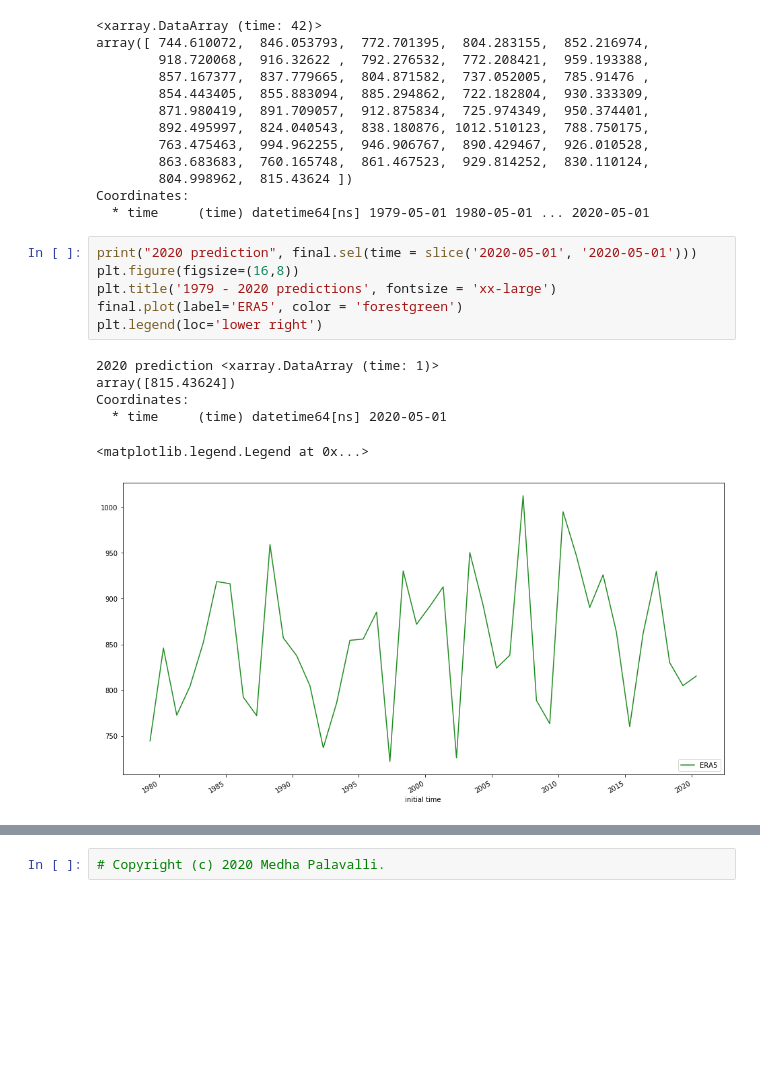
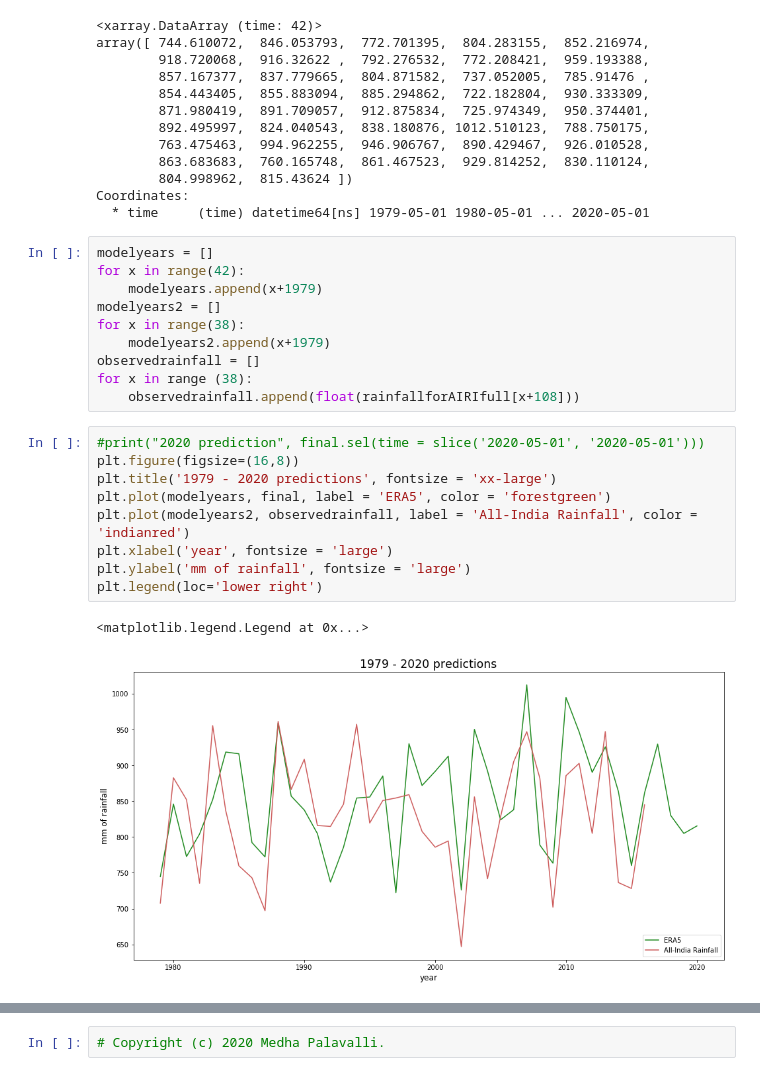
Before and after one commit to medhap02/AllIndiaRainfall, a Jupyter notebook: src/ISM_Model1_2020Predictions.ipynb, the cells around one changed output, grey strips where cells are left out. Cells and saved outputs as stored; diff of their text form; blank space fills up the shorter version.

Commit message:
finalized printings for publishing

```diff
--- a/src/ISM_Model1_2020Predictions.ipynb
+++ b/src/ISM_Model1_2020Predictions.ipynb
@@ -376,16 +376,25 @@ array([ 744.610072,  846.053793,  772.701395,  804.283155,  852.216974,
         804.998962,  815.43624 ])
 Coordinates:
   * time     (time) datetime64[ns] 1979-05-01 1980-05-01 ... 2020-05-01
+# %%
+modelyears = []
+for x in range(42):
+    modelyears.append(x+1979)
+modelyears2 = []
+for x in range(38):
+    modelyears2.append(x+1979)
+observedrainfall = []
+for x in range (38):
+    observedrainfall.append(float(rainfallforAIRIfull[x+108]))
 # %%
-print("2020 prediction", final.sel(time = slice('2020-05-01', '2020-05-01')))
+#print("2020 prediction", final.sel(time = slice('2020-05-01', '2020-05-01')))
 plt.figure(figsize=(16,8))
 plt.title('1979 - 2020 predictions', fontsize = 'xx-large')
-final.plot(label='ERA5', color = 'forestgreen')
+plt.plot(modelyears, final, label = 'ERA5', color = 'forestgreen')
+plt.plot(modelyears2, observedrainfall, label = 'All-India Rainfall', color = 'indianred')
+plt.xlabel('year', fontsize = 'large')
+plt.ylabel('mm of rainfall', fontsize = 'large')
 plt.legend(loc='lower right')
 # %% [output]
-2020 prediction <xarray.DataArray (time: 1)>
-array([815.43624])
-Coordinates:
-  * time     (time) datetime64[ns] 2020-05-01
+<matplotlib.legend.Legend at 0x...>
-<matplotlib.legend.Legend at 0x...>
-[figure, old version]
+[figure, new version]
```
Also changed, not shown: parts of 1 cell of this notebook.
